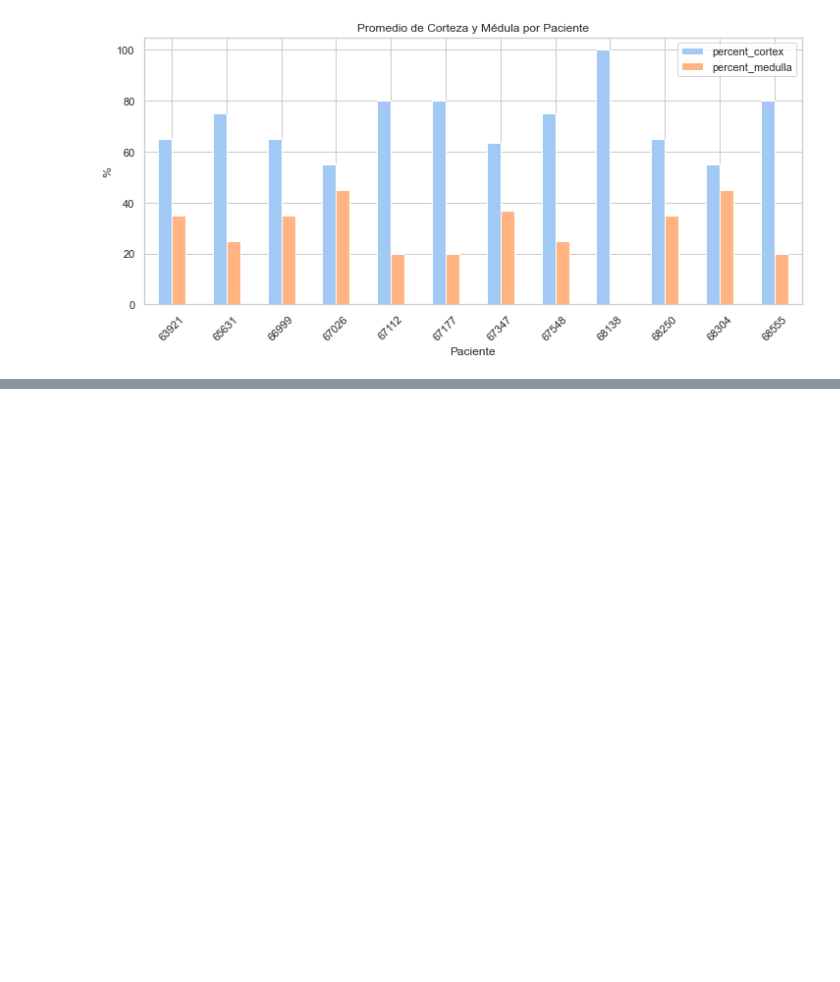
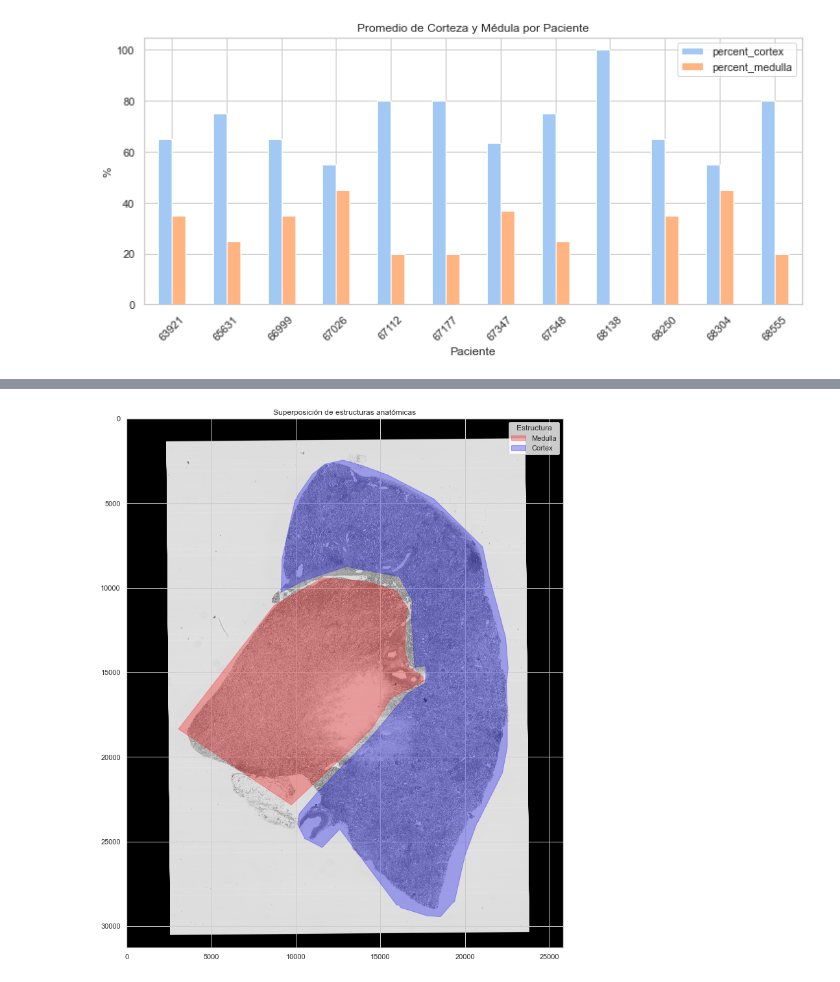
Before and after one commit to Iaibanez/Parcial1ML, a Jupyter notebook: _sources/Ejercicio4.ipynb, the cells around one changed output, grey strips where cells are left out. Saved outputs shown, nothing was run; the diff lists cells and outputs as text; code cells hidden in the pictures; blank space fills up the shorter version.

```diff
--- a/_sources/Ejercicio4.ipynb
+++ b/_sources/Ejercicio4.ipynb
@@ -248,0 +329,40 @@ plt.show()
+# %%
+import rasterio
+from rasterio.plot import show
+
+
+# Cargar el TIFF
+with rasterio.open(im2) as src:
+    img = src.read(1)  # Lee solo el primer canal si es multibanda
+    transform = src.transform  # Opcional: para georreferenciación
+
+# Cargar el JSON
+with open(json2, 'r') as f:
+    data = json.load(f)
+
+# Crear la figura
+fig, ax = plt.subplots(figsize=(15, 15))
+show(img, ax=ax, cmap='gray')  # Mostrar el TIFF en escala de grises
+
+# Dibujar los polígonos manualmente
+color_map = {
+    "Medulla": "red",
+    "Cortex": "blue"
+}
+
+for feature in data:
+    coords = feature['geometry']['coordinates'][0]  # Extraer coordenadas del polígono
+    classification = feature['properties']['classification']['name']
+    color = color_map.get(classification, "gray")
+
+    # Dibujar el polígono
+    poly = plt.Polygon(coords, fill=True, color=color, alpha=0.3, label=classification)
+    ax.add_patch(poly)
+
+# Añadir leyenda y título
+handles, labels = ax.get_legend_handles_labels()
+ax.legend(handles, labels, title="Estructura")
+ax.set_title("Superposición de estructuras anatómicas")
+plt.show()
+# %% [output]
+[figure, added]
```
Also changed, not shown: parts of 19 cells of this notebook, 3 other files.
